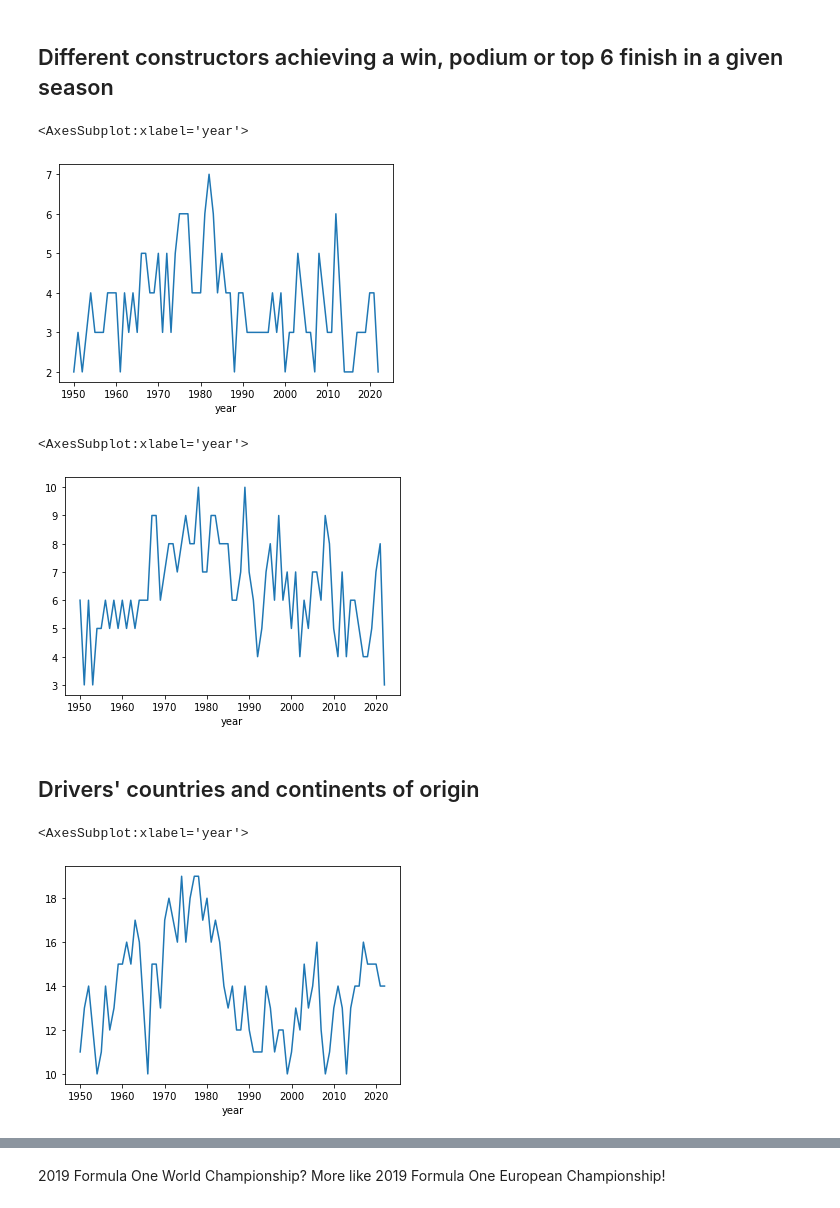
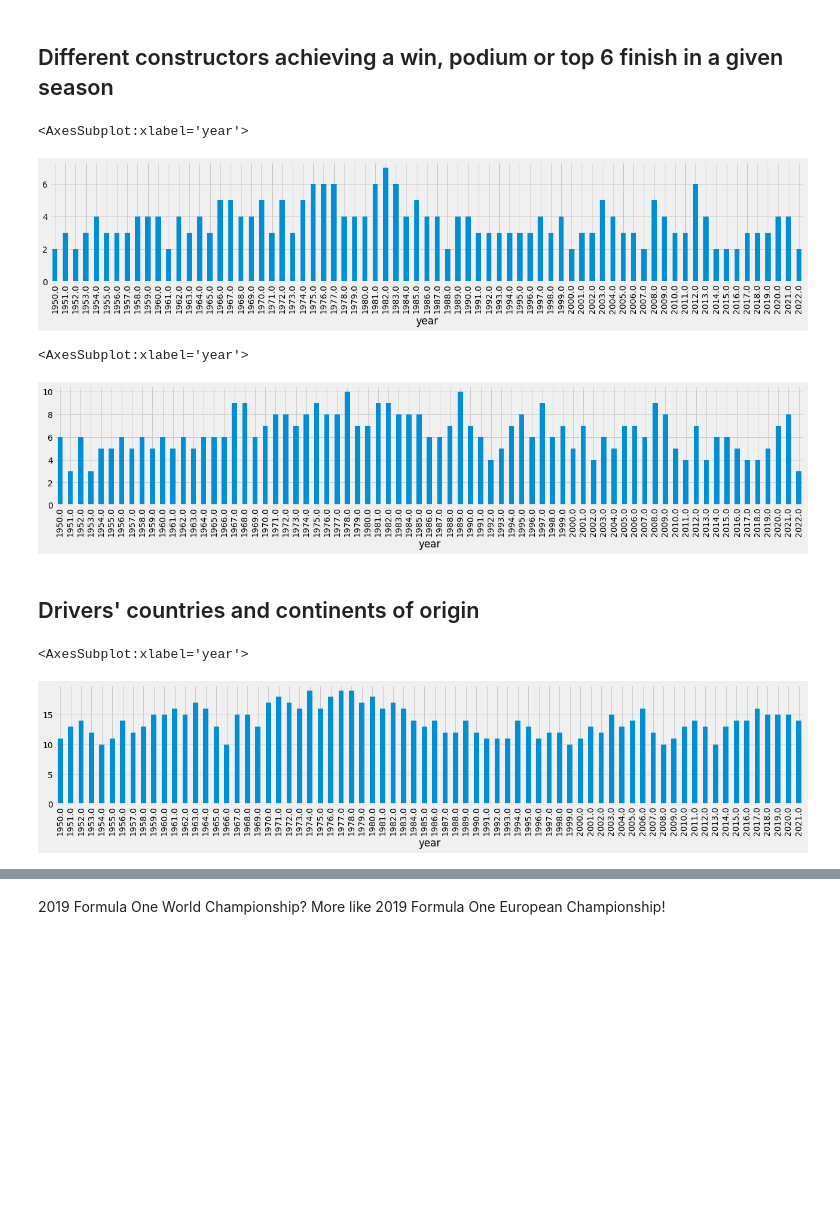
Before and after one commit to michalkasparek/f1-stats, a Jupyter notebook: Diversity.ipynb, the cells around one changed output, grey strips where cells are left out. Cells and saved outputs as stored; diff of their text form; code cells hidden in the pictures; blank space fills up the shorter version.

```diff
--- a/Diversity.ipynb
+++ b/Diversity.ipynb
@@ -56,4 +99,7 @@ pd.set_option('display.max_columns', results.shape[0]+1)
 ## Individual drivers achieving a win, podium or top 6 finish in a given season
 # %%
 winningDrivers = wins.groupby(["year"]).nunique()["fullname"].transpose()
+# %%
+plt.style.use("fivethirtyeight")
+plt.rcParams["figure.figsize"] = (20,3)
 # %%
@@ -80,26 +126,26 @@ top6drivers.plot()
 # %%
 winningConstructors = wins.groupby(["year"]).nunique()["name"].transpose()
 # %%
-winningConstructors.plot()
+winningConstructors.plot.bar()
 # %% [output]
 <AxesSubplot:xlabel='year'>
-[figure, old version]
+[figure, new version]
 # %%
 podiumConstructors = podiums.groupby(["year"]).nunique()["name"].transpose()
 # %%
-podiumConstructors.plot()
+podiumConstructors.plot.bar()
 # %% [output]
 <AxesSubplot:xlabel='year'>
-[figure, old version]
+[figure, new version]
 # %% [markdown]
 ## Drivers' countries and continents of origin
 # %%
 driverNationalities = results.groupby(["year"]).nunique()["nationality_x"].transpose()
 # %%
-driverNationalities.plot()
+driverNationalities.plot.bar()
 # %% [output]
 <AxesSubplot:xlabel='year'>
-[figure, old version]
+[figure, new version]
 # %%
 winNationality = wins.groupby(["year"]).nunique()["nationality_x"].transpose()
 # %%
```
Also changed, not shown: parts of 27 cells of this notebook, 5 other files.
